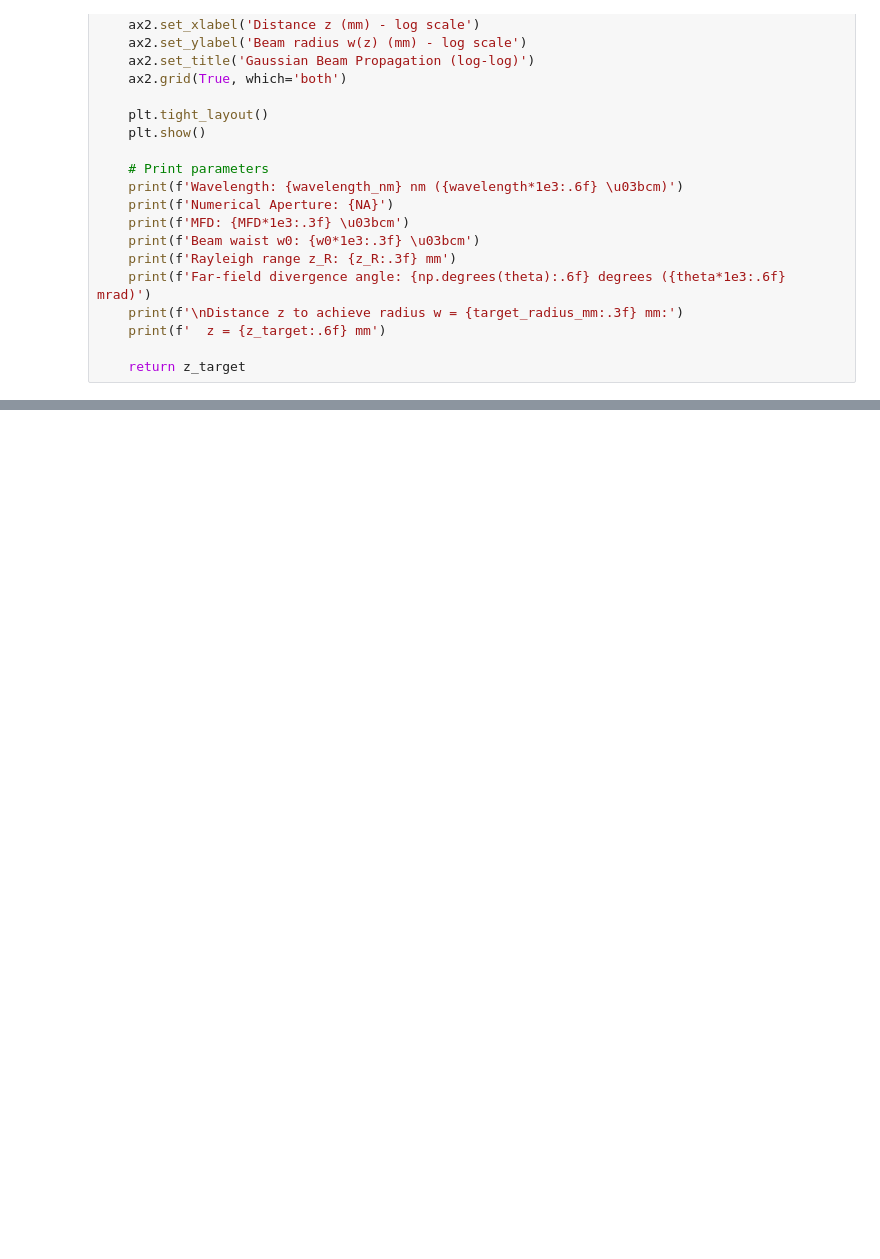
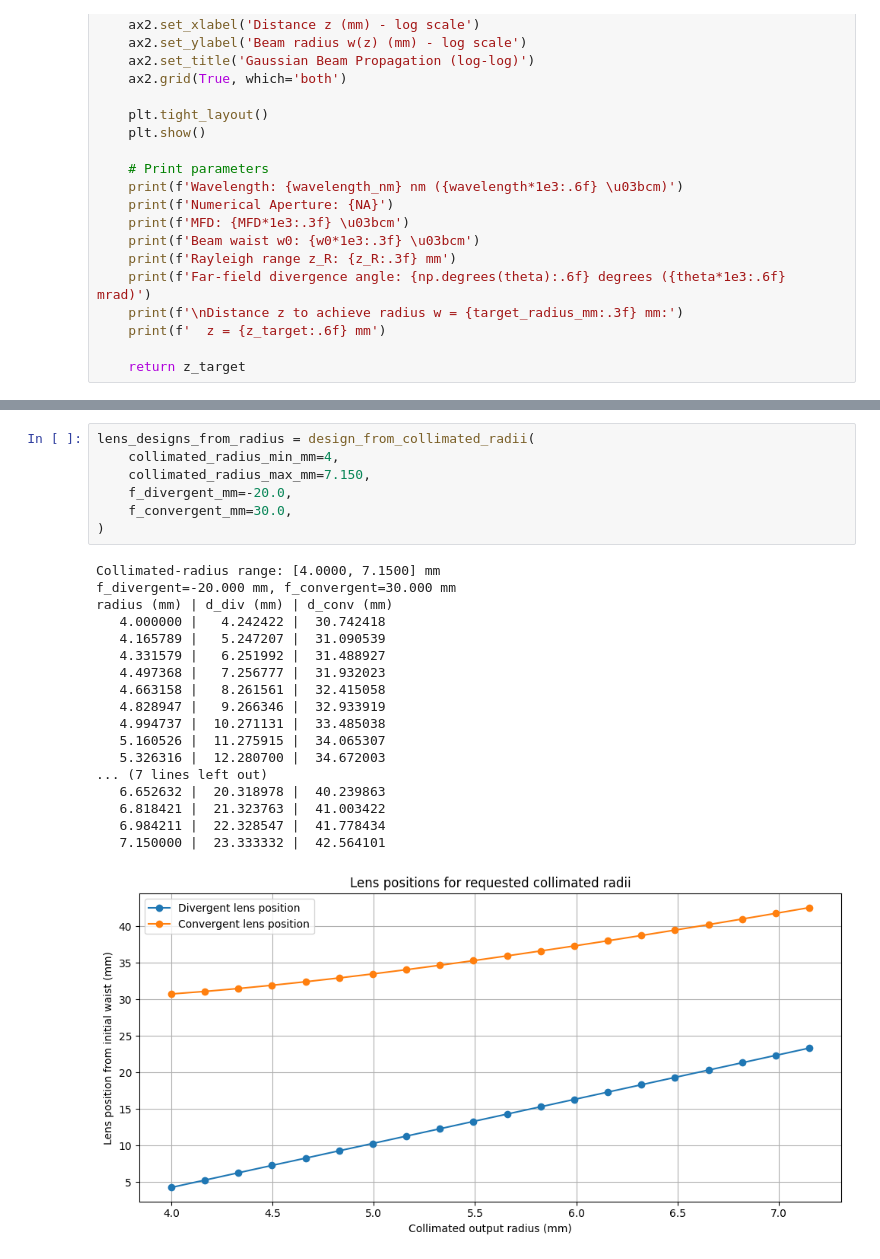
Before and after one commit to Eric-Vidal-hub/PhD_simulations, a Jupyter notebook: collimator.ipynb, the cells around one changed output, grey strips where cells are left out. Drawn from its saved outputs; the diff is of its cells as text; blank space fills up the shorter version.

Commit message:
design collimators

```diff
--- a/collimator.ipynb
+++ b/collimator.ipynb
@@ -144,0 +479,26 @@ $$z = z_R \sqrt{\left(\frac{w}{w_0}\right)^2 - 1}$$
+# %%
+lens_designs_from_radius = design_from_collimated_radii(
+    collimated_radius_min_mm=4,
+    collimated_radius_max_mm=7.150,
+    f_divergent_mm=-20.0,
+    f_convergent_mm=30.0,
+)
+# %% [output]
+Collimated-radius range: [4.0000, 7.1500] mm
+f_divergent=-20.000 mm, f_convergent=30.000 mm
+radius (mm) | d_div (mm) | d_conv (mm)
+   4.000000 |   4.242422 |  30.742418
+   4.165789 |   5.247207 |  31.090539
+   4.331579 |   6.251992 |  31.488927
+   4.497368 |   7.256777 |  31.932023
+   4.663158 |   8.261561 |  32.415058
+   4.828947 |   9.266346 |  32.933919
+   4.994737 |  10.271131 |  33.485038
+   5.160526 |  11.275915 |  34.065307
+   5.326316 |  12.280700 |  34.672003
+... (7 lines left out)
+   6.652632 |  20.318978 |  40.239863
+   6.818421 |  21.323763 |  41.003422
+   6.984211 |  22.328547 |  41.778434
+   7.150000 |  23.333332 |  42.564101
+[figure, added]
```
Also changed, not shown: parts of 11 cells of this notebook.
